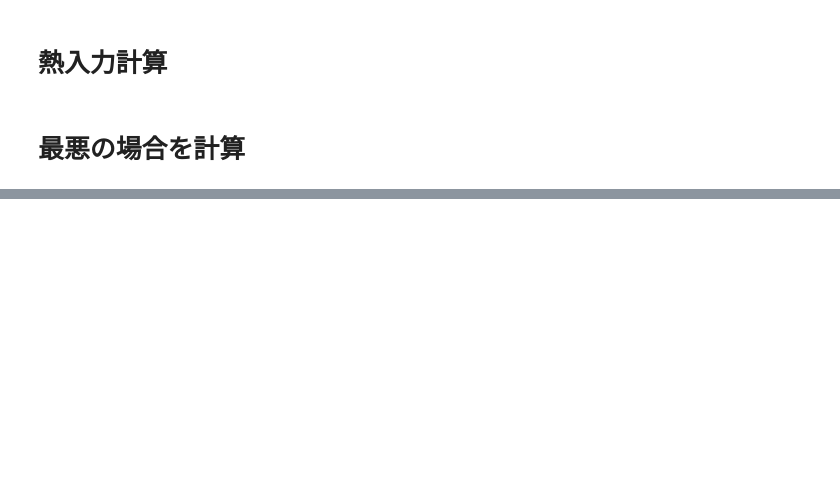
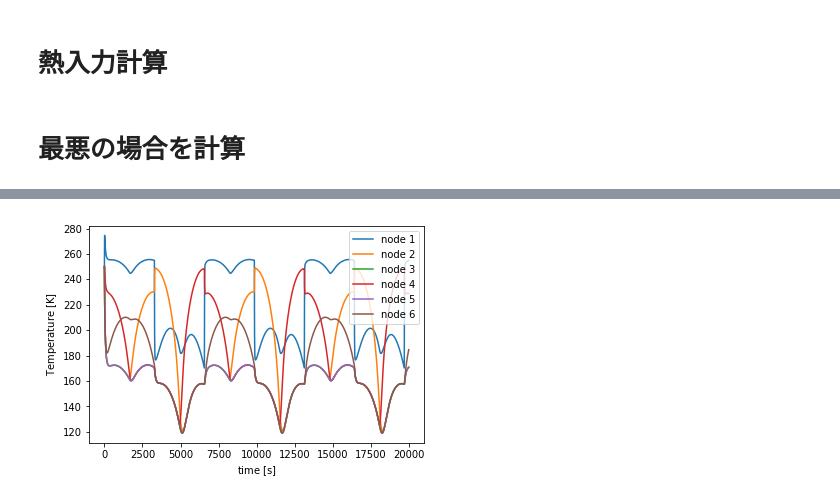
Before and after one commit to kminoda/seed_bank_in_space, a Jupyter notebook: src/thermal_simu.ipynb, the cells around one changed output, grey strips where cells are left out. Saved outputs shown, nothing was run; the diff lists cells and outputs as text; code cells hidden in the pictures; blank space fills up the shorter version.

```diff
--- a/src/thermal_simu.ipynb
+++ b/src/thermal_simu.ipynb
@@ -343,0 +224,4 @@ plt.plot(T[:,0])
+# %%
+eq.plot_T()
+# %% [output]
+[figure, added]
```
Also changed, not shown: parts of 17 cells of this notebook.
